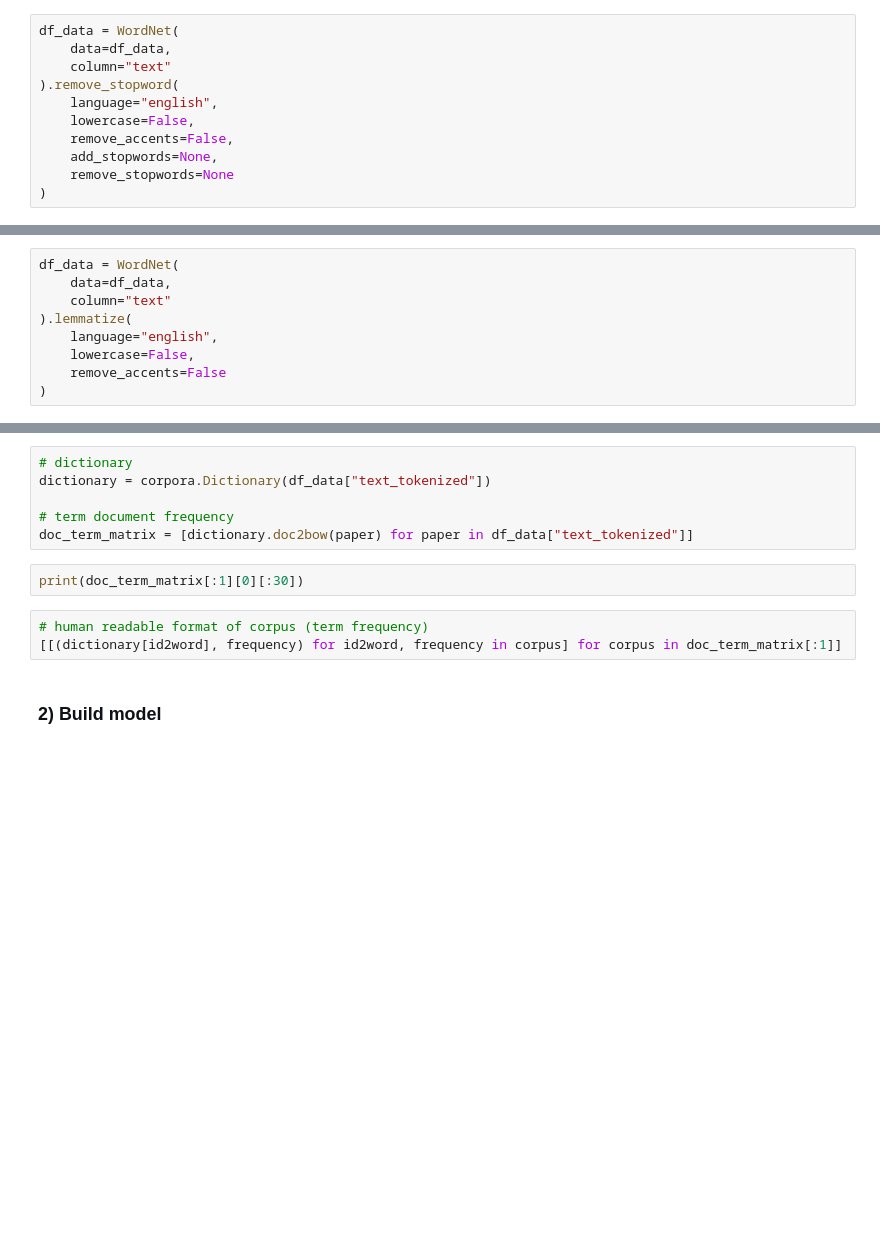
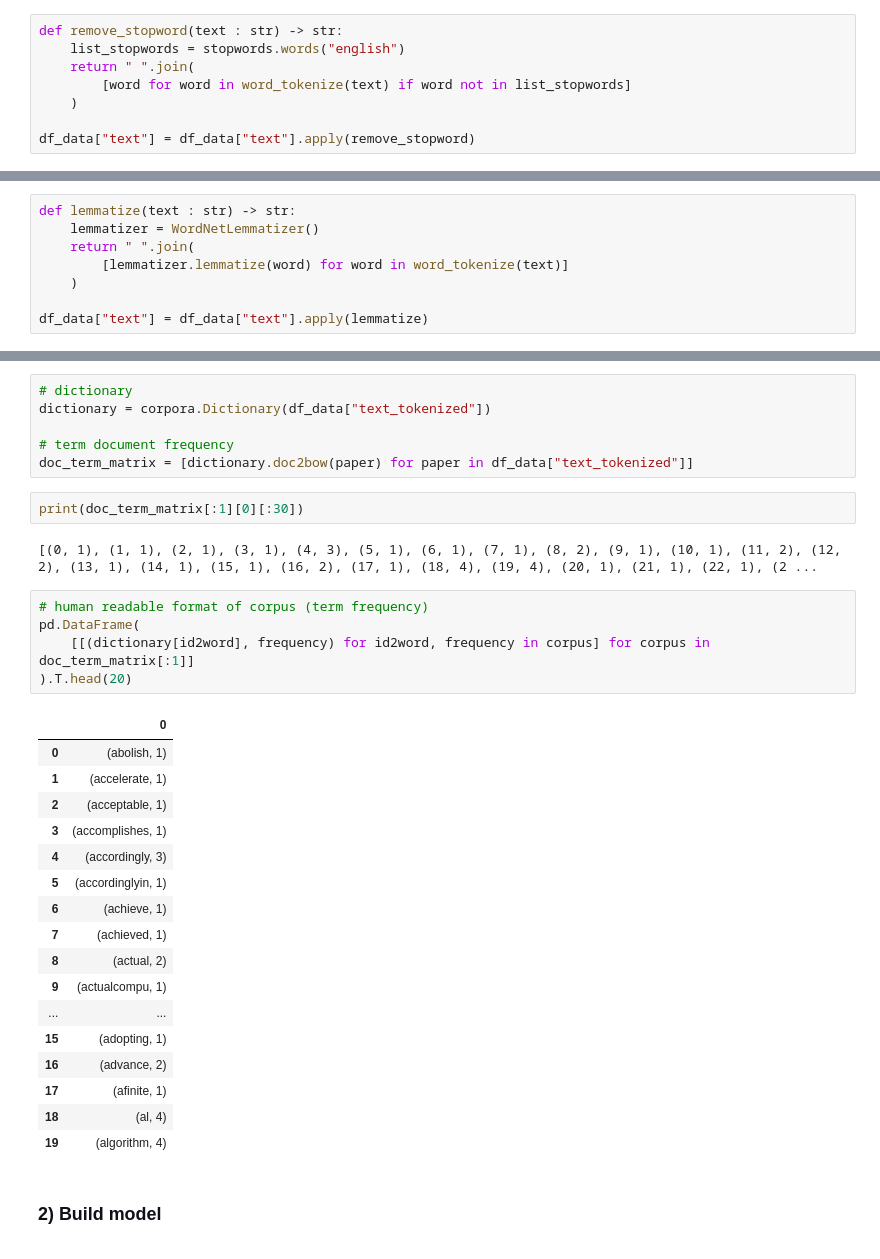
Before and after one commit to lprtk/nlp-topic-modeling, a Jupyter notebook: nlp-topic-modeling.ipynb, the cells around one changed output, grey strips where cells are left out. Drawn from its saved outputs; the diff is of its cells as text; blank space fills up the shorter version.

Commit message:
Update codefile
Modified lemming and stopwords removal functions to save execution time.

```diff
--- a/nlp-topic-modeling.ipynb
+++ b/nlp-topic-modeling.ipynb
@@ -163,17 +168,14 @@ df_data = TextNet(
         </font>
     </h3>
 </div>
-# %%
-df_data = WordNet(
-    data=df_data,
-    column="text"
-).remove_stopword(
-    language="english",
-    lowercase=False,
-    remove_accents=False,
-    add_stopwords=None,
-    remove_stopwords=None
-)
+# %%
+def remove_stopword(text : str) -> str:
+    list_stopwords = stopwords.words("english")
+    return " ".join(
+        [word for word in word_tokenize(text) if word not in list_stopwords]
+    )
+
+df_data["text"] = df_data["text"].apply(remove_stopword)
 # %% [markdown]
 <div style="margin: 10px;">
     <h3 style="font-family: Arial">
@@ -182,15 +184,14 @@ df_data = WordNet(
         </font>
     </h3>
 </div>
-# %%
-df_data = WordNet(
-    data=df_data,
-    column="text"
-).lemmatize(
-    language="english",
-    lowercase=False,
-    remove_accents=False
-)
+# %%
+def lemmatize(text : str) -> str:
+    lemmatizer = WordNetLemmatizer()
+    return " ".join(
+        [lemmatizer.lemmatize(word) for word in word_tokenize(text)]
+    )
+
+df_data["text"] = df_data["text"].apply(lemmatize)
 # %% [markdown]
 <div style="margin: 10px;">
     <h3 style="font-family: Arial">
@@ -327,9 +305,31 @@ dictionary = corpora.Dictionary(df_data["text_tokenized"])
 doc_term_matrix = [dictionary.doc2bow(paper) for paper in df_data["text_tokenized"]]
 # %%
 print(doc_term_matrix[:1][0][:30])
+# %% [output]
+[(0, 1), (1, 1), (2, 1), (3, 1), (4, 3), (5, 1), (6, 1), (7, 1), (8, 2), (9, 1), (10, 1), (11, 2), (12, 2), (13, 1), (14, 1), (15, 1), (16, 2), (17, 1), (18, 4), (19, 4), (20, 1), (21, 1), (22, 1), (2 ...
 # %%
 # human readable format of corpus (term frequency)
-[[(dictionary[id2word], frequency) for id2word, frequency in corpus] for corpus in doc_term_matrix[:1]]
+pd.DataFrame(
+    [[(dictionary[id2word], frequency) for id2word, frequency in corpus] for corpus in doc_term_matrix[:1]]
+).T.head(20)
+# %% [output]
+|  | 0 |
+| 0 | (abolish, 1) |
+| 1 | (accelerate, 1) |
+| 2 | (acceptable, 1) |
+| 3 | (accomplishes, 1) |
+| 4 | (accordingly, 3) |
+| 5 | (accordinglyin, 1) |
+| 6 | (achieve, 1) |
+| 7 | (achieved, 1) |
+| 8 | (actual, 2) |
+| 9 | (actualcompu, 1) |
+| ... | ... |
+| 15 | (adopting, 1) |
+| 16 | (advance, 2) |
+| 17 | (afinite, 1) |
+| 18 | (al, 4) |
+| 19 | (algorithm, 4) |
 # %% [markdown]
 <div style="margin: 10px;">
     <h3 style="font-family: Arial">
```
Also changed, not shown: parts of 14 cells of this notebook.
